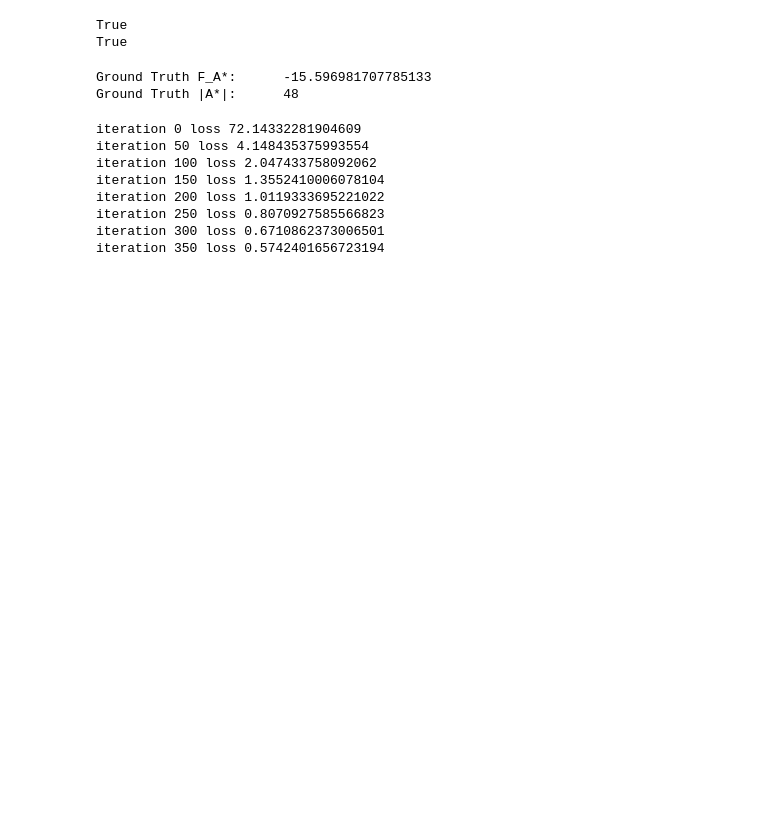
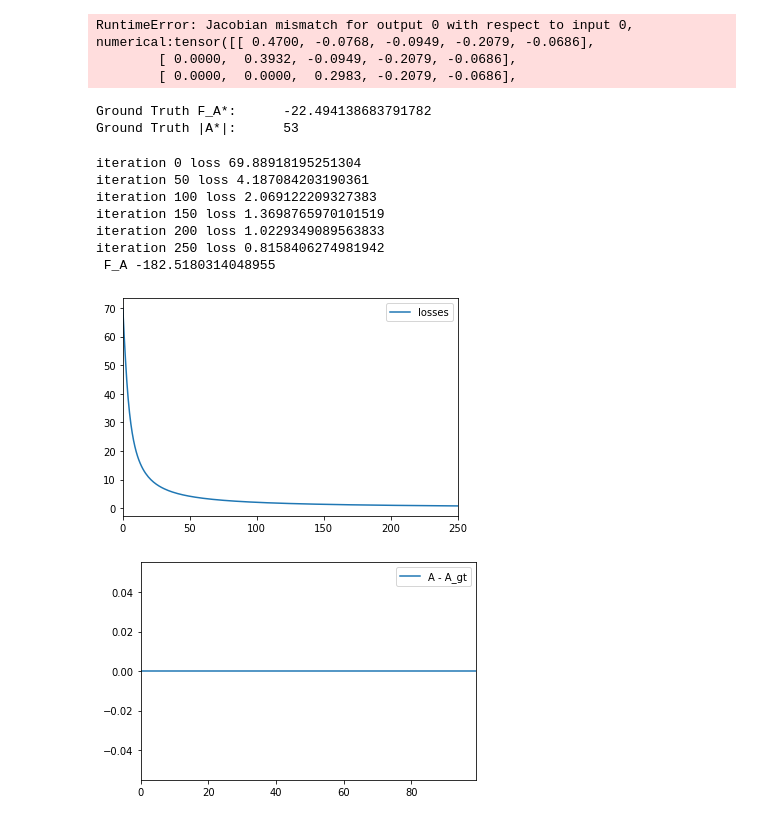
Before and after one commit to tlrmchlsmth/tms_submod, a Jupyter notebook: module/dsf.ipynb, the cells around one changed output. Cells and saved outputs as stored; diff of their text form; code cells hidden in the pictures; blank space fills up the shorter version.

Commit message:
Update mnp stuff. Learning deep submodular functio

```diff
--- a/module/dsf.ipynb
+++ b/module/dsf.ipynb
@@ -11,25 +12,28 @@ import mnp
 # %%
 #Check Gradient
 n = 5
-layer_sizes = np.ones(3, dtype=np.int64)
-layer_sizes *= 3
+layer_sizes = np.ones(1, dtype=np.int64)
+layer_sizes *= 1
 
 #Generate input for DSF
 s_input, m_input = mnp.gen_deep_submodular_bernoulli(n, layer_sizes, p=0.2)
 s_input += 0.5 #Needed for layers - eps to be positive
 s_input = torch.tensor(s_input, requires_grad=True)
-m_input = torch.tensor(m_input, requires_grad=False)
-test = gradcheck(mnp.DeepSubmodular.apply, (s_input, m_input, n, layer_sizes), eps=1e-8, atol=5e-1)
+m_input = torch.zeros(n)
+test = gradcheck(mnp.DeepSubmodular.apply, (s_input, m_input, n, layer_sizes), eps=1e-6, atol=.1)
 print(test)
+#Note:test fails for modular weights but I believe this is a problem with gradcheck
 
 #Generate input for LogQ loss
-y = torch.rand(n, requires_grad=True, dtype=torch.float64)
-y_gt = torch.rand(n, dtype=torch.float64)
-test = gradcheck(mnp.LogQ.apply, (y, y_gt), eps=1e-6, atol=1e-4)
-print(test)
+#y = torch.rand(n, requires_grad=True, dtype=torch.float64)
+#y_gt = torch.rand(n, dtype=torch.float64)
+#test = gradcheck(mnp.LogQ.apply, (y, y_gt), eps=1e-6, atol=1e-4)
+#print(test)
 # %% [output]
-True
-True
+RuntimeError: Jacobian mismatch for output 0 with respect to input 0,
+numerical:tensor([[ 0.4700, -0.0768, -0.0949, -0.2079, -0.0686],
+        [ 0.0000,  0.3932, -0.0949, -0.2079, -0.0686],
+        [ 0.0000,  0.0000,  0.2983, -0.2079, -0.0686],
 # %%
 #First generate a submodular set function that we want to fit
 #For now, generate a submodular set function
@@ -43,53 +47,71 @@ FA_gt, yprime_gt = mnp.mnp_deep_contig_w(n, layer_sizes, sub_weights_gt, mod_wei
 card = np.count_nonzero(yprime_gt <= 0.0)
 print('Ground Truth F_A*:\t' + str(FA_gt))
 print('Ground Truth |A*|:\t' + str(card))
+#A = yprime_gt <= 0.0
+#F_A = mnp.dsf_eval(n, layer_sizes, sub_weights_gt, mod_weights_gt,  A)
+#print('Ground Truth F_A*:\t' + str(F_A))
+
+A_gt = torch.ones(n, dtype=torch.float64)
+for i in range(n):
+    if yprime_gt[i].item() <= 0.0:
+        A_gt[i] = 1.0
+    else:
+        A_gt[i] = 0.0
 
 yprime_gt = torch.tensor(yprime_gt)
 # %% [output]
-Ground Truth F_A*:      -15.596981707785133
-Ground Truth |A*|:      48
+Ground Truth F_A*:      -22.494138683791782
+Ground Truth |A*|:      53
 # %%
 #Initalize weights/variables
 s_weights, m_weights = mnp.gen_deep_submodular_bernoulli(n, layer_sizes,p=0.2)
 s_weights = torch.tensor(s_weights, requires_grad=True)
 m_weights = torch.tensor(m_weights, requires_grad=True)
 
 #Create Model
 deep_mnp = mnp.DeepSubmodular.apply
-loss_fn = mnp.LogQ.apply
+loss_fn = mnp.LogQ(A_gt)
 
 #Use SGD
 optimizer = torch.optim.SGD([s_weights, m_weights], lr=5e-1)
 
 losses = []
 best_loss = 0
-for iter_num in range(500):
+for iter_num in range(251):
     optimizer.zero_grad()
 
     yprime = deep_mnp(s_weights, m_weights, n, layer_sizes)
-    loss = loss_fn(yprime, yprime_gt)
+    loss = loss_fn(yprime)
 
     loss.backward(retain_graph=True)
     optimizer.step()
     s_weights.data.clamp_(min=0.0)
 
     if iter_num % 50 == 0:
-        print('iteration ' + str(iter_num) + ' loss ' + str(loss.item()))
+        print('iteration ' + str(iter_num) + ' loss ' + str(loss.item()), end = '\n')
     losses.append(loss.item())
 
     if(iter_num == 0 or loss < best_loss):
         best_loss = loss
         best_s_weights = s_weights
         best_m_weights = m_weights
 
+A = (yprime <= 0.0).numpy()
+F_A = mnp.dsf_eval(n, layer_sizes, s_weights.detach().numpy(), m_weights.detach().numpy(),  A)
+print(' F_A ' + str (F_A))
+
 df = pd.DataFrame(losses, columns=('losses',))
 df.plot()
+df = pd.DataFrame(A-A_gt.numpy(), columns=('A - A_gt',))
+df.plot()
+plt.show()
 # %% [output]
-iteration 0 loss 72.14332281904609
-iteration 50 loss 4.148435375993554
-iteration 100 loss 2.047433758092062
-iteration 150 loss 1.3552410006078104
-iteration 200 loss 1.0119333695221022
-iteration 250 loss 0.8070927585566823
-iteration 300 loss 0.6710862373006501
-iteration 350 loss 0.5742401656723194
+iteration 0 loss 69.88918195251304
+iteration 50 loss 4.187084203190361
+iteration 100 loss 2.069122209327383
+iteration 150 loss 1.3698765970101519
+iteration 200 loss 1.0229349089563833
+iteration 250 loss 0.8158406274981942
+ F_A -182.5180314048955
+[figure, added]
+[figure, added]
```
Also changed, not shown: parts of 2 cells of this notebook, 2 other files.
